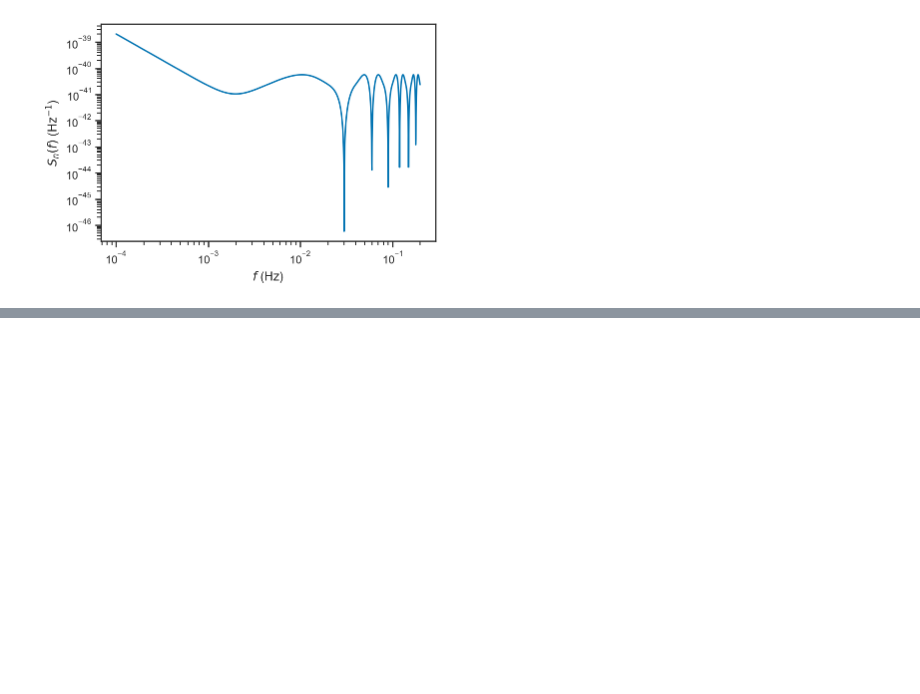
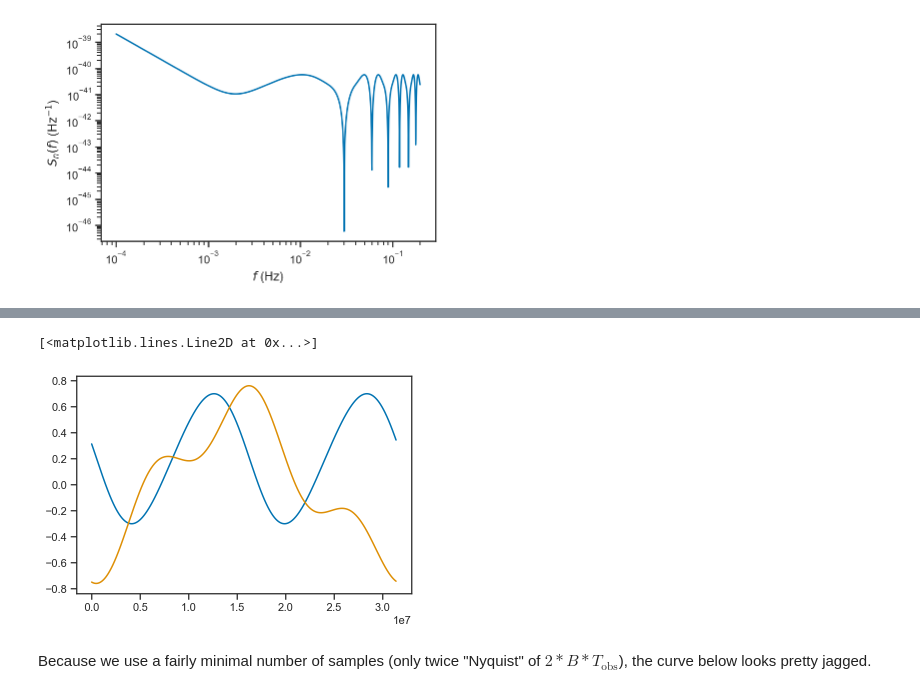
Before and after one commit to farr/GBPyro, a Jupyter notebook: LISASprint.ipynb, the cells around one changed output, grey strips where cells are left out. Cells and saved outputs as stored; diff of their text form; code cells hidden in the pictures; blank space fills up the shorter version.

```diff
--- a/LISASprint.ipynb
+++ b/LISASprint.ipynb
@@ -152,0 +139,30 @@ def dp_dc(xyz, uvk):
+# %%
+def dp_dc(xyz, uvk):
+    dps = tt.zeros((3,3,xyz.shape[1]))
+    dcs = tt.zeros((3,3,xyz.shape[1]))
+    for i in range(3):
+        for j in range(i+1,3):
+            rij = xyz[j,:,:] - xyz[i,:,:]
+            r2 = pmm.sum(rij*rij, axis=1)
+            rij = rij / tt.reshape(pmm.sqrt(r2), (-1, 1))
+
+            ru = pmm.sum(rij*uvk[0,:], axis=1)
+            rv = pmm.sum(rij*uvk[1,:], axis=1)
+
+            dps = tt.set_subtensor(dps[i,j,:], ru*ru - rv*rv)
+            dcs = tt.set_subtensor(dcs[i,j,:], ru*rv + ru*rv)
+            dps = tt.set_subtensor(dps[j,i,:], dps[i,j,:])
+            dcs = tt.set_subtensor(dcs[j,i,:], dcs[i,j,:])
+
+    return dps, dcs
+# %%
+ts = linspace(0, pi*1e7, 1024)
+dps, dcs = dp_dc(constellation(ts), uvk([1.0, 0.0, 0.0]))
+dps = dps.eval()
+dcs = dcs.eval()
+# %%
+plot(ts, dps[0,1,:])
+plot(ts, dcs[0,1,:])
+# %% [output]
+[<matplotlib.lines.Line2D at 0x...>]
+[figure, added]
@@ -152,0 +230,2 @@ def dp_dc(xyz, uvk):
+# %% [markdown]
+Because we use a fairly minimal number of samples (only twice "Nyquist" of $2*B*T_\mathrm{obs}$), the curve below looks pretty jagged.
```
Also changed, not shown: parts of 32 cells of this notebook.
